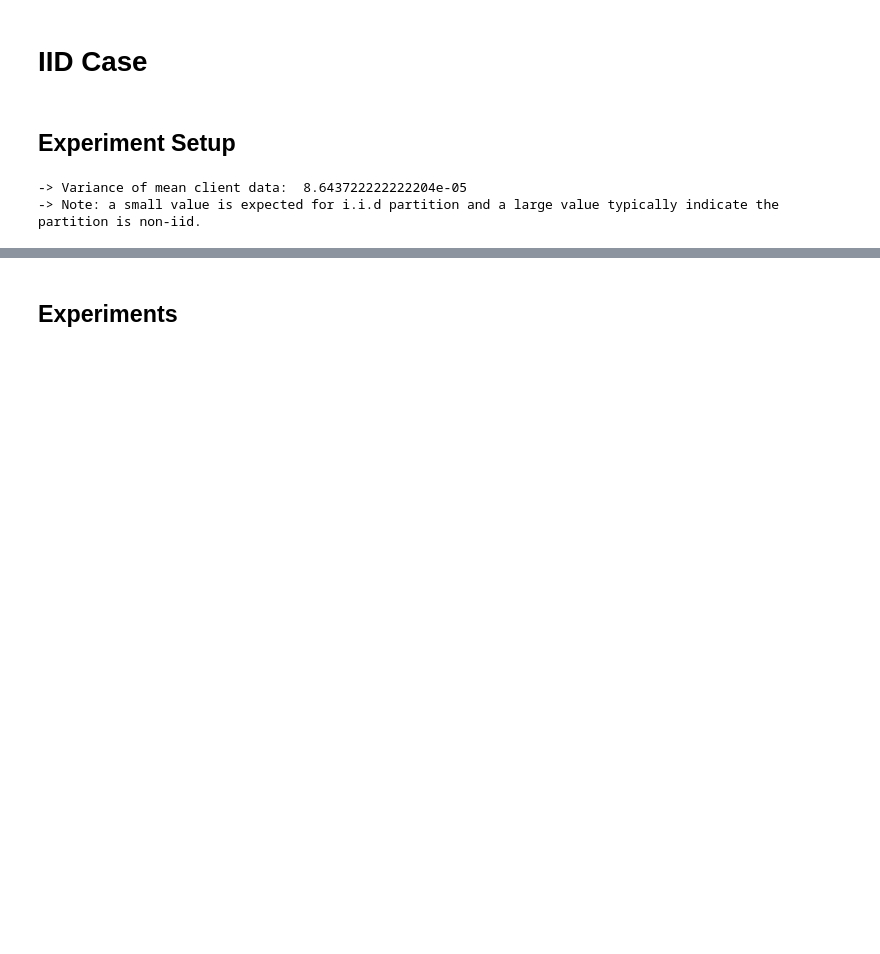
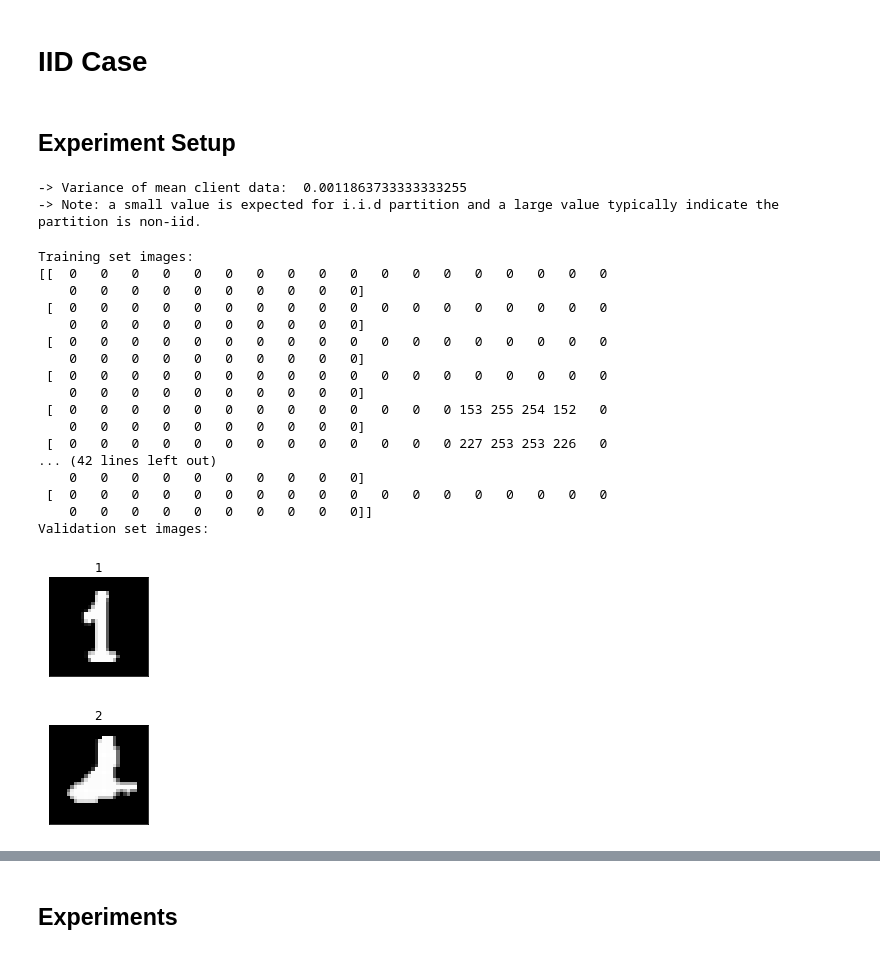
Before and after one commit to SizhuangHe/FL-REU, a Jupyter notebook: FL.ipynb, the cells around one changed output, grey strips where cells are left out. Drawn from its saved outputs; the diff is of its cells as text; code cells hidden in the pictures; blank space fills up the shorter version.

```diff
--- a/FL.ipynb
+++ b/FL.ipynb
@@ -920,6 +960,46 @@ def seeClientData(dataset, client_dict, client):
   print(f"-> Validation set size of client {client}: {len(val_data)}")
   print(f"-> Validation data of client {client}: {val_data}")
   print(f"-> Corresponding label: {val_label}")
+# %%
+def imshow(img):
+	img = img/2 + 0.5 #unnormalize the image
+	plt.imshow(img, cmap='gray') # convert from tensor to image
+
+def visualize(dataset, client_dict, client):
+  figure1 = plt.figure(figsize=(25,4))
+
+  num_pic_shown = 0
+
+  print("Training set images:")
+  for set_item in client_dict[client]["train"]:
+    axis1 = figure1.add_subplot(2, 10, num_pic_shown+1, xticks=[], yticks=[])
+    pic_idx = set_item
+    data = dataset.data[pic_idx]
+    data = data.numpy()
+    target = dataset.targets[pic_idx]
+    target = target.numpy()
+    imshow(data)
+    axis1.set_title(target)
+    num_pic_shown += 1
+    print(data)
+    if num_pic_shown >=1:
+      break
+
+  figure2 = plt.figure(figsize=(25,4))
+  num_pic_shown = 0
+  print("Validation set images:")
+  for set_item in client_dict[client]["validation"]:
+    axis2 = figure2.add_subplot(2, 10, num_pic_shown+1, xticks=[], yticks=[])
+    pic_idx = set_item
+    data = dataset.data[pic_idx]
+    data = data.numpy()
+    target = dataset.targets[pic_idx]
+    target = target.numpy()
+    imshow(data)
+    axis2.set_title(target)
+    num_pic_shown += 1
+    if num_pic_shown >=0:
+      break
 # %% [markdown]
 # IID Case
 # %% [markdown]
@@ -938,7 +1018,7 @@ batch_size = 10
 # learning Rate
 lr=0.01
 # data partition dictionary
-client_dict = iid_partition(dataset=dataset_train, num_clients=K, report_iid_metric=True)
+client_dict = iid_partition(dataset=dataset_train1, num_clients=K, report_iid_metric=True)
 
 iid_dict = client_dict_train_val_split(client_dict_in=client_dict, validation_ratio=0.2)
 
@@ -949,10 +1029,31 @@ iid_dict = client_dict_train_val_split(client_dict_in=client_dict, validation_ra
 
 # initialize model
 # %% [output]
--> Variance of mean client data:  8.643722222222204e-05
+-> Variance of mean client data:  0.0011863733333333255
 -> Note: a small value is expected for i.i.d partition and a large value typically indicate the partition is non-iid.
 # %%
-seeClientData(dataset=dataset_train1, client_dict=iid_dict, client=0)
+#seeClientData(dataset=dataset_train1, client_dict=iid_dict, client=0)
+visualize(dataset_train1, iid_dict, 0)
+# %% [output]
+Training set images:
+[[  0   0   0   0   0   0   0   0   0   0   0   0   0   0   0   0   0   0
+    0   0   0   0   0   0   0   0   0   0]
+ [  0   0   0   0   0   0   0   0   0   0   0   0   0   0   0   0   0   0
+    0   0   0   0   0   0   0   0   0   0]
+ [  0   0   0   0   0   0   0   0   0   0   0   0   0   0   0   0   0   0
+    0   0   0   0   0   0   0   0   0   0]
+ [  0   0   0   0   0   0   0   0   0   0   0   0   0   0   0   0   0   0
+    0   0   0   0   0   0   0   0   0   0]
+ [  0   0   0   0   0   0   0   0   0   0   0   0   0 153 255 254 152   0
+    0   0   0   0   0   0   0   0   0   0]
+ [  0   0   0   0   0   0   0   0   0   0   0   0   0 227 253 253 226   0
+... (42 lines left out)
+    0   0   0   0   0   0   0   0   0   0]
+ [  0   0   0   0   0   0   0   0   0   0   0   0   0   0   0   0   0   0
+    0   0   0   0   0   0   0   0   0   0]]
+Validation set images:
+[figure, added]
+[figure, added]
 # %%
 val_mode1 = VALIDATE_ON.ACCURACY
 weight_mode1 = WEIGHT_MODE.SIMPLE_FEDAVG
```
Also changed, not shown: parts of 9 cells of this notebook.
